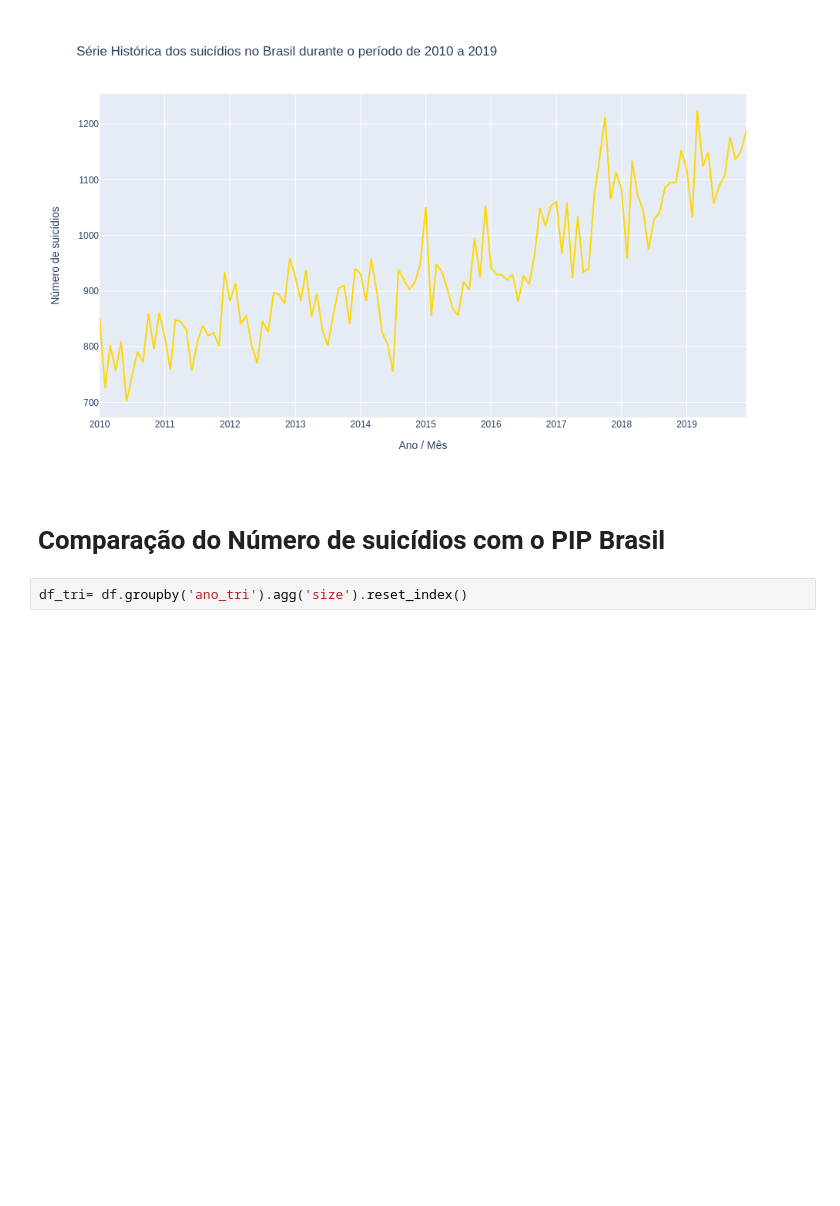
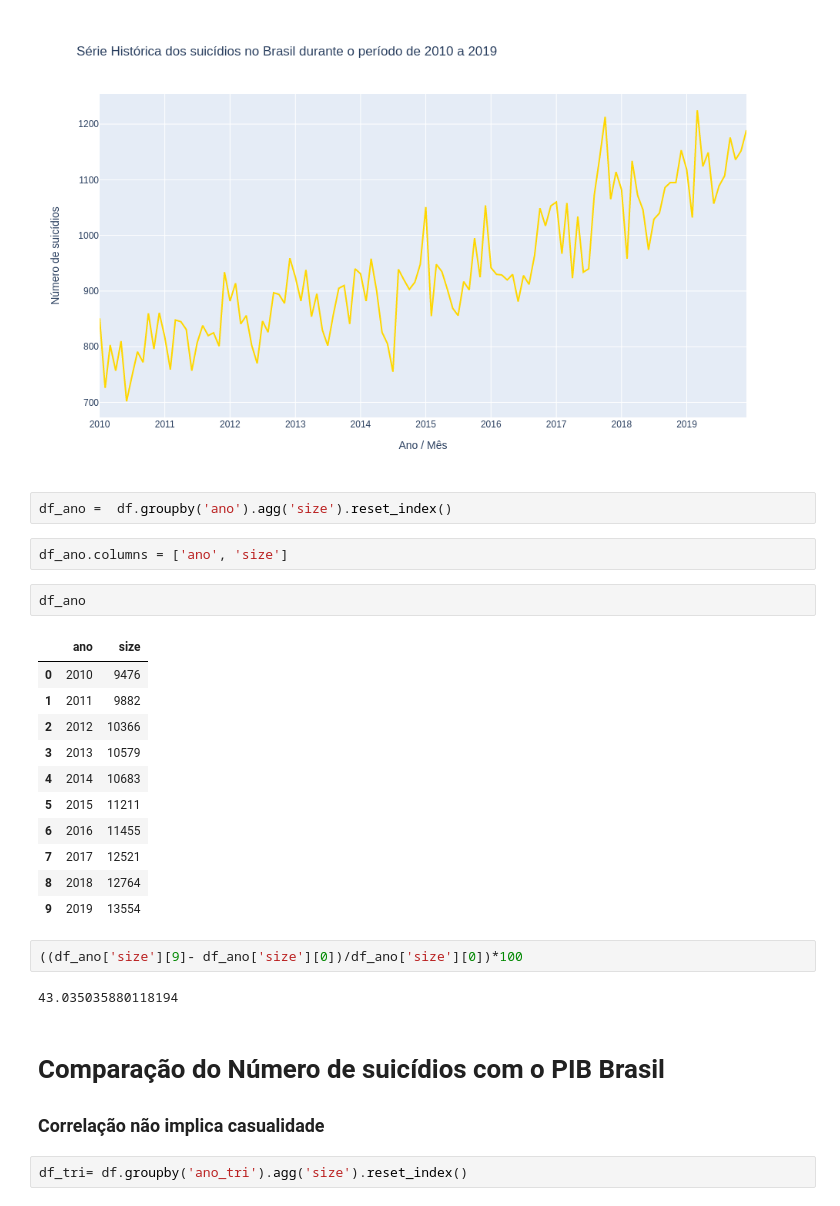
Before and after one commit to escobar-felipe/Projetos, a Jupyter notebook: Suicidio_brasil/Suicide_brazil.ipynb, the cells around one changed output. Saved outputs shown, nothing was run; the diff lists cells and outputs as text; blank space fills up the shorter version.

```diff
--- a/Suicidio_brasil/Suicide_brazil.ipynb
+++ b/Suicidio_brasil/Suicide_brazil.ipynb
@@ -223,8 +224,31 @@ fig.update_layout(yaxis_title='Número de suicídios',
 fig.show("png")
 # %% [output]
 [figure]
+# %%
+df_ano =  df.groupby('ano').agg('size').reset_index()
+# %%
+df_ano.columns = ['ano', 'size']
+# %%
+df_ano
+# %% [output]
+|  | ano | size |
+| 0 | 2010 | 9476 |
+| 1 | 2011 | 9882 |
+| 2 | 2012 | 10366 |
+| 3 | 2013 | 10579 |
+| 4 | 2014 | 10683 |
+| 5 | 2015 | 11211 |
+| 6 | 2016 | 11455 |
+| 7 | 2017 | 12521 |
+| 8 | 2018 | 12764 |
+| 9 | 2019 | 13554 |
+# %%
+((df_ano['size'][9]- df_ano['size'][0])/df_ano['size'][0])*100
+# %% [output]
+43.035035880118194
 # %% [markdown]
-# Comparação do Número de suicídios com o PIP Brasil
+# Comparação do Número de suicídios com o PIB Brasil
+### Correlação não implica casualidade
 # %%
 df_tri= df.groupby('ano_tri').agg('size').reset_index()
 # %%
```
Also changed, not shown: parts of 25 cells of this notebook, 7 other files.
